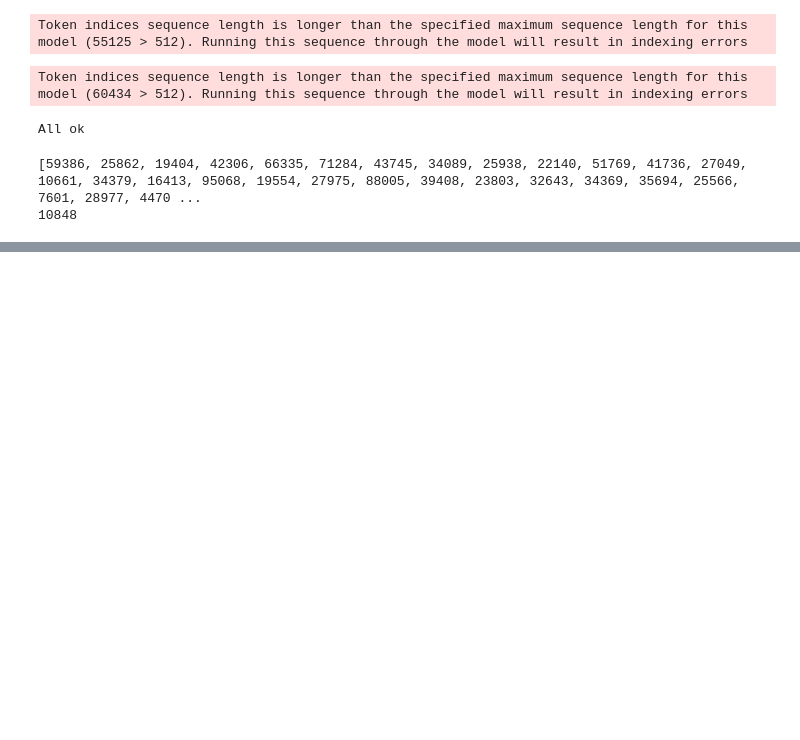
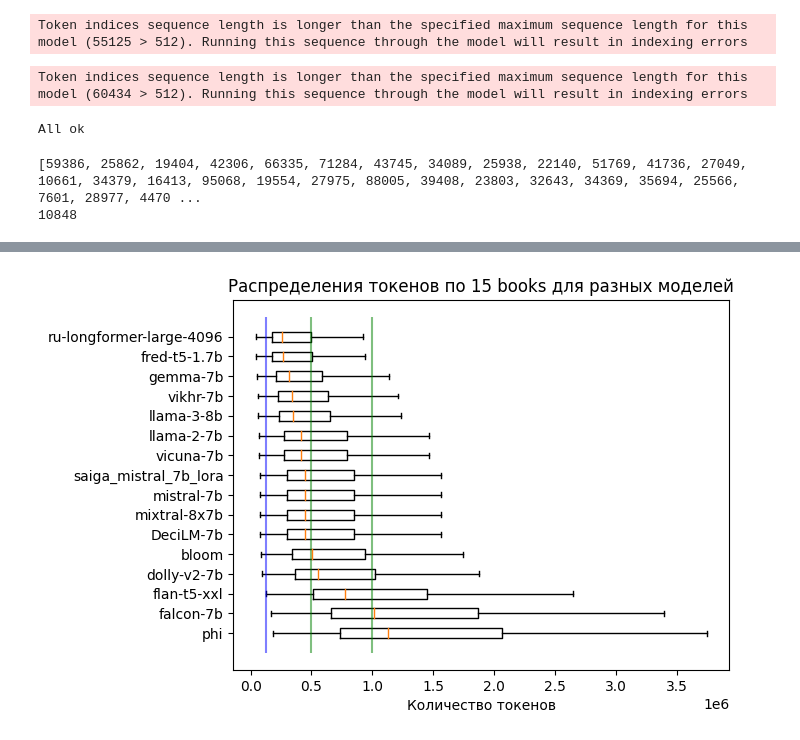
Before and after one commit to DenisovNikita/long_context_LLMs, a Jupyter notebook: src/notebooks/data_analization/calculate_fulll_diplomas_tokens.ipynb, the cells around one changed output, grey strips where cells are left out. Saved outputs shown, nothing was run; the diff lists cells and outputs as text; code cells hidden in the pictures; blank space fills up the shorter version.

```diff
--- a/src/notebooks/data_analization/calculate_fulll_diplomas_tokens.ipynb
+++ b/src/notebooks/data_analization/calculate_fulll_diplomas_tokens.ipynb
@@ -211,0 +222,6 @@ for file in output_dir_path.glob("*.json"):
+# %%
+output_dir_path = ARTIFACTS_DIR_PATH.joinpath("tokens/books/")
+# %%
+plot_tokens_distributions(output_dir_path, vlines_blue=[128000], vlines_green=[500000, 1000000])
+# %% [output]
+[figure, added]
```
Also changed, not shown: parts of 6 cells of this notebook, 5 other files.
